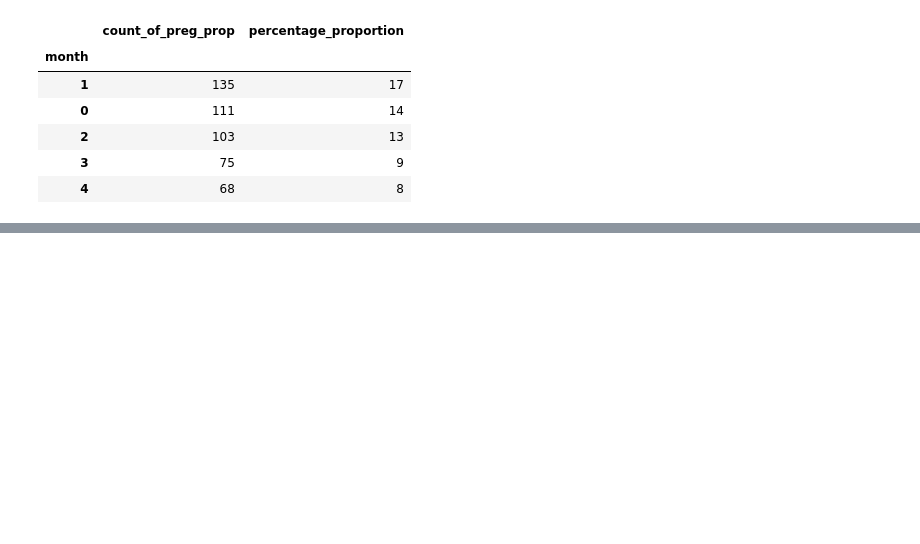
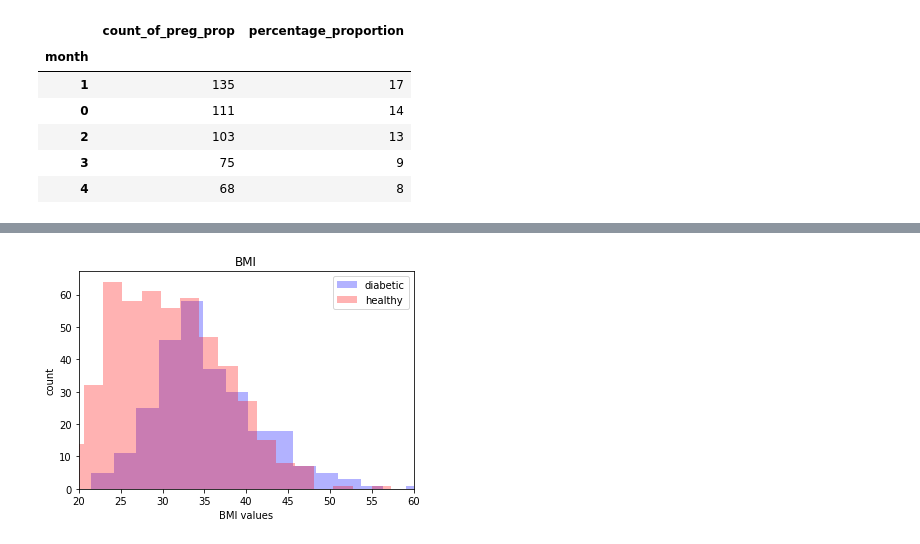
Before and after one commit to Sanjeeth-S/Curneu-Assessment, a Jupyter notebook: Problem_Statement_2.ipynb, the cells around one changed output, grey strips where cells are left out. Saved outputs shown, nothing was run; the diff lists cells and outputs as text; code cells hidden in the pictures; blank space fills up the shorter version.

```diff
--- a/Problem_Statement_2.ipynb
+++ b/Problem_Statement_2.ipynb
@@ -523,0 +147,15 @@ Name: BMI, dtype: float64
+# %%
+
+x1 = data.loc[data.Outcome == 1, 'BMI']
+x2 = data.loc[data.Outcome == 0, 'BMI']
+
+kwargs = dict(alpha=0.3, bins=25)
+
+plt.hist(x1, **kwargs, color='blue', label='diabetic')
+plt.hist(x2, **kwargs, color='red', label='healthy')
+
+plt.gca().set(title='BMI', xlabel='BMI values', ylabel='count')
+plt.xlim(20,60)
+plt.legend();
+# %% [output]
+[figure, added]
```
Also changed, not shown: parts of 48 cells of this notebook.
